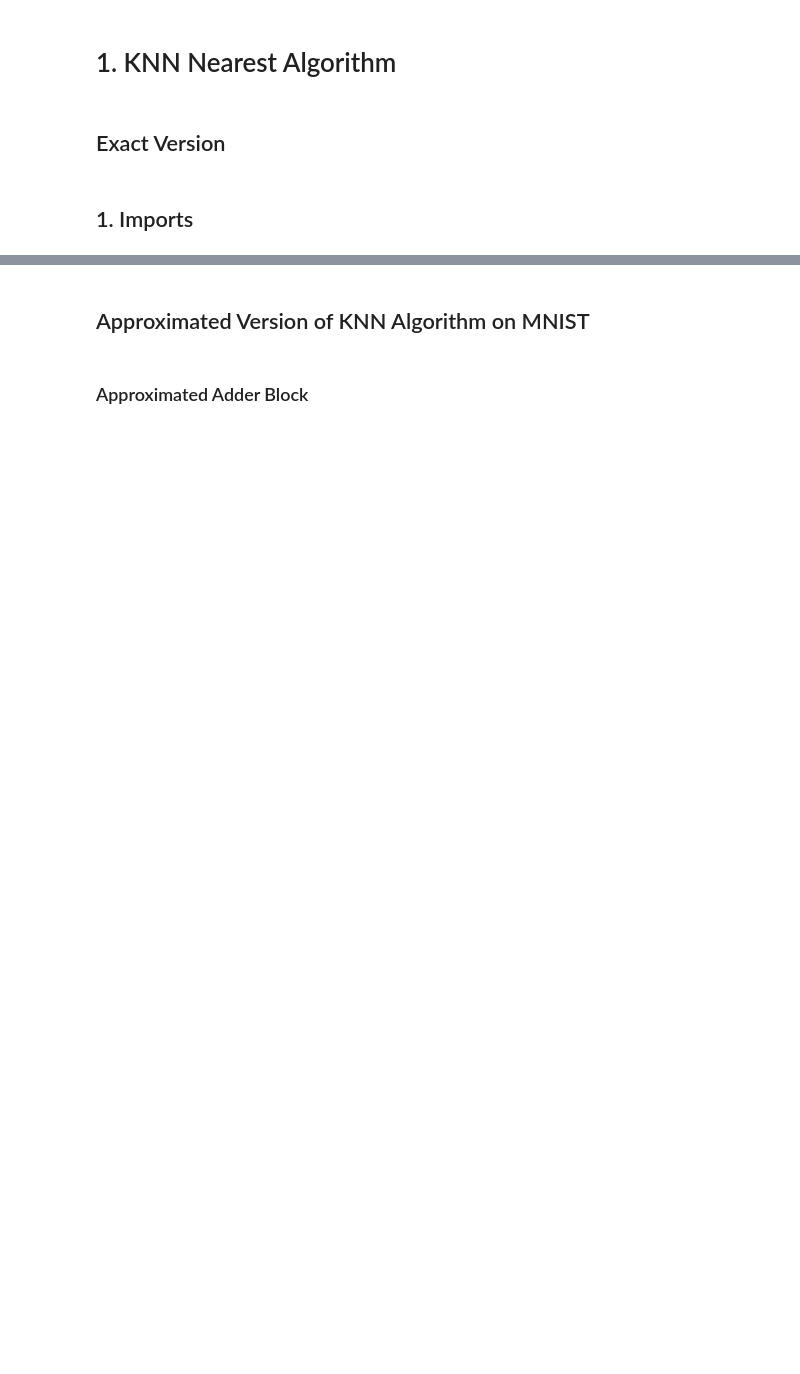
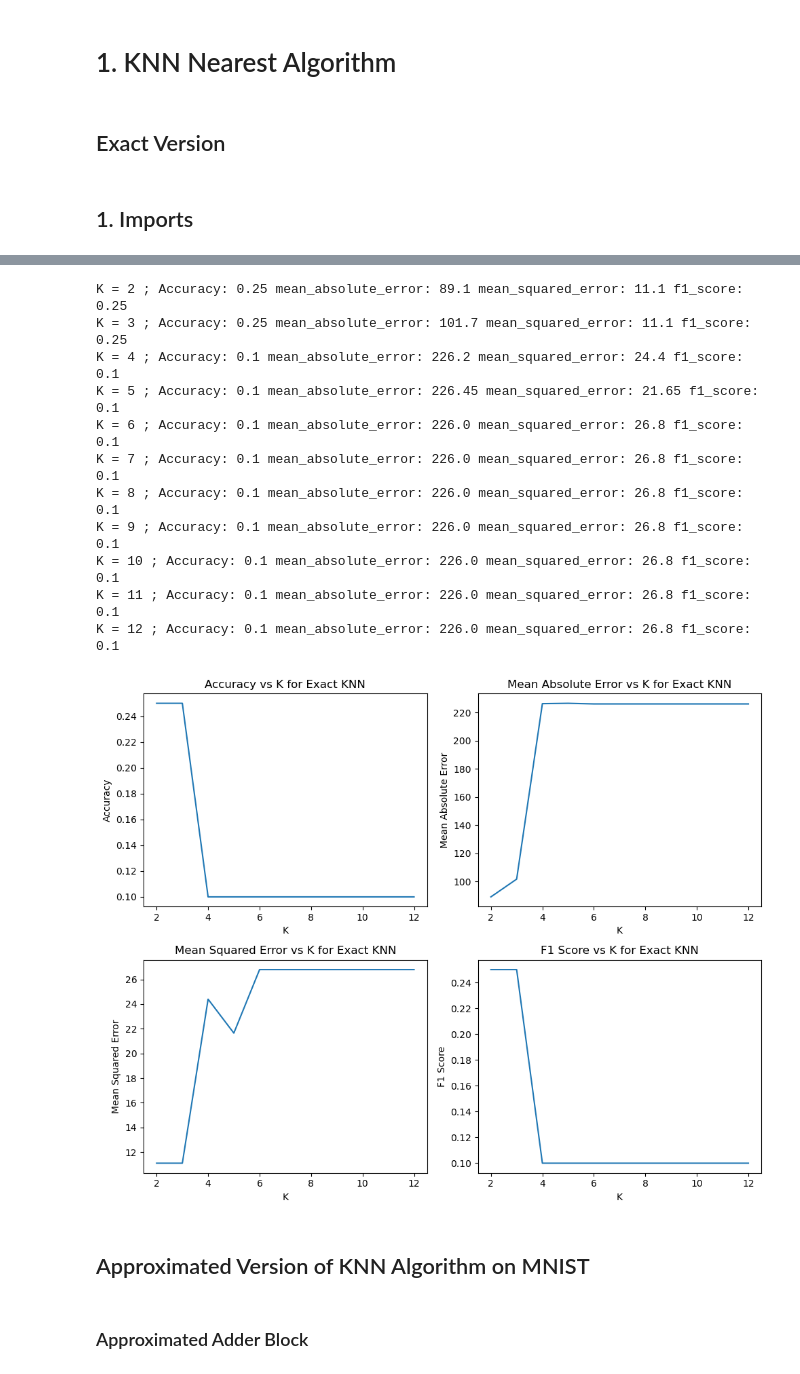
Before and after one commit to DerBurri/ecp, a Jupyter notebook: final_project/machine_learning/knearest.ipynb, the cells around one changed output, grey strips where cells are left out. Drawn from its saved outputs; the diff is of its cells as text; code cells hidden in the pictures; blank space fills up the shorter version.

```diff
--- a/final_project/machine_learning/knearest.ipynb
+++ b/final_project/machine_learning/knearest.ipynb
@@ -231,3 +93,82 @@ K = 12 ; Accuracy: 0.2
+# %%
+from sklearn.metrics import precision_recall_fscore_support
+from sklearn.metrics import accuracy_score, mean_absolute_error,mean_squared_error,f1_score,confusion_matrix
+import operator
+from operator import itemgetter
+from joblib import Parallel, delayed
+from sklearn.metrics import precision_recall_fscore_support
+from sklearn.metrics import accuracy_score, mean_absolute_error, mean_squared_error, f1_score, confusion_matrix
+import operator
+from operator import itemgetter
+from joblib import Parallel, delayed
+import matplotlib.pyplot as plt
+
+
+kVals = np.arange(2, 13, 1)
+accuracies = []
+mae_values = []
+mse_values = []
+f1_scores = []
+
+for k in kVals:
+    model = KNN(K=k)
+    model.fit(X_train, y_train)
+    pred = model.predict(X_test)
+    acc = accuracy_score(y_test, pred)
+    mse = mean_squared_error(y_test, pred)
+    mae = mean_absolute_error(y_test, pred)
+    f1 = f1_score(y_test, pred, average='micro')
+    accuracies.append(acc)
+    mae_values.append(mae)
+    mse_values.append(mse)
+    f1_scores.append(f1)
+    print("K =", k, "; Accuracy:", acc, "mean_absolute_error:", mae, "mean_squared_error:", mse, "f1_score:", f1)
+
+# Create subplots
+fig, axs = plt.subplots(2, 2, figsize=(10, 8))
+
+# Plot accuracy
+axs[0, 0].plot(kVals, accuracies)
+axs[0, 0].set_xlabel('K')
+axs[0, 0].set_ylabel('Accuracy')
+axs[0, 0].set_title('Accuracy vs K for Exact KNN')
+
+# Plot mean absolute error
+axs[0, 1].plot(kVals, mae_values)
+axs[0, 1].set_xlabel('K')
+axs[0, 1].set_ylabel('Mean Absolute Error')
+axs[0, 1].set_title('Mean Absolute Error vs K for Exact KNN')
+
+# Plot mean squared error
+axs[1, 0].plot(kVals, mse_values)
+axs[1, 0].set_xlabel('K')
+axs[1, 0].set_ylabel('Mean Squared Error')
+axs[1, 0].set_title('Mean Squared Error vs K for Exact KNN')
+
+# Plot F1 score
+axs[1, 1].plot(kVals, f1_scores)
+axs[1, 1].set_xlabel('K')
+axs[1, 1].set_ylabel('F1 Score')
+axs[1, 1].set_title('F1 Score vs K for Exact KNN')
+
+# Adjust spacing between subplots
+plt.tight_layout()
+
+# Show the plots
+plt.show()
+# %% [output]
+K = 2 ; Accuracy: 0.25 mean_absolute_error: 89.1 mean_squared_error: 11.1 f1_score: 0.25
+K = 3 ; Accuracy: 0.25 mean_absolute_error: 101.7 mean_squared_error: 11.1 f1_score: 0.25
+K = 4 ; Accuracy: 0.1 mean_absolute_error: 226.2 mean_squared_error: 24.4 f1_score: 0.1
+K = 5 ; Accuracy: 0.1 mean_absolute_error: 226.45 mean_squared_error: 21.65 f1_score: 0.1
+K = 6 ; Accuracy: 0.1 mean_absolute_error: 226.0 mean_squared_error: 26.8 f1_score: 0.1
+K = 7 ; Accuracy: 0.1 mean_absolute_error: 226.0 mean_squared_error: 26.8 f1_score: 0.1
+K = 8 ; Accuracy: 0.1 mean_absolute_error: 226.0 mean_squared_error: 26.8 f1_score: 0.1
+K = 9 ; Accuracy: 0.1 mean_absolute_error: 226.0 mean_squared_error: 26.8 f1_score: 0.1
+K = 10 ; Accuracy: 0.1 mean_absolute_error: 226.0 mean_squared_error: 26.8 f1_score: 0.1
+K = 11 ; Accuracy: 0.1 mean_absolute_error: 226.0 mean_squared_error: 26.8 f1_score: 0.1
+K = 12 ; Accuracy: 0.1 mean_absolute_error: 226.0 mean_squared_error: 26.8 f1_score: 0.1
+[figure, added]
 # %% [markdown]
 ## Approximated Version of KNN Algorithm on MNIST
 # %% [markdown]
```
Also changed, not shown: parts of 27 cells of this notebook.
